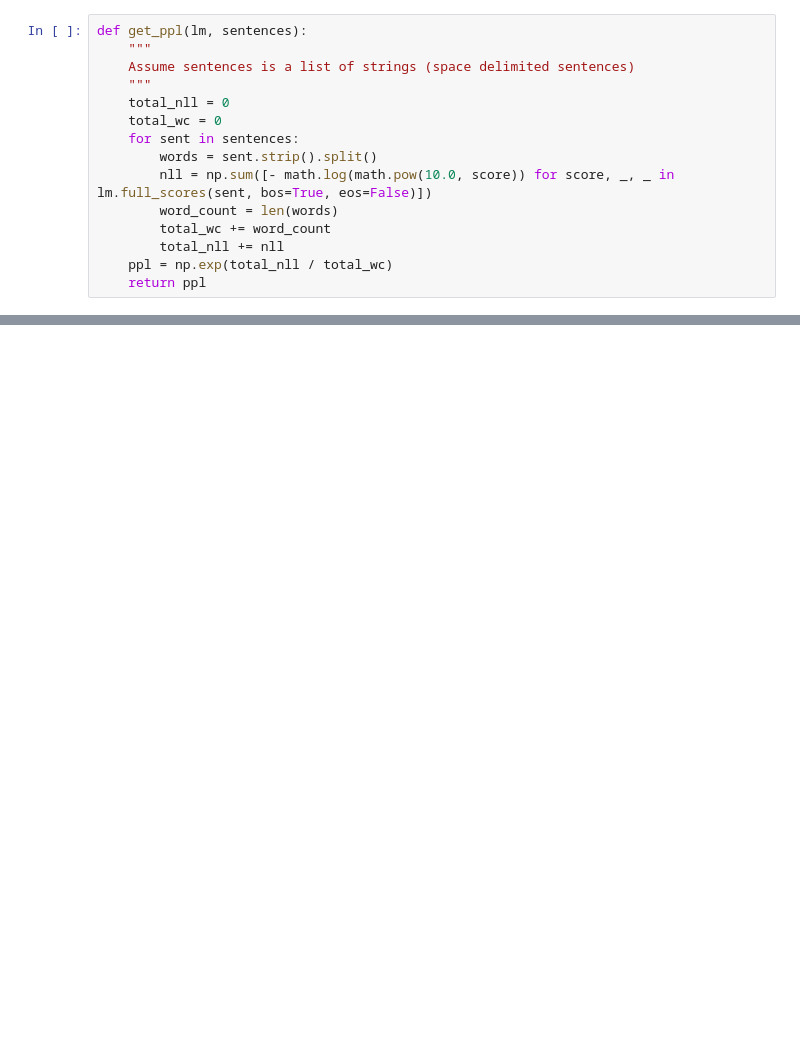
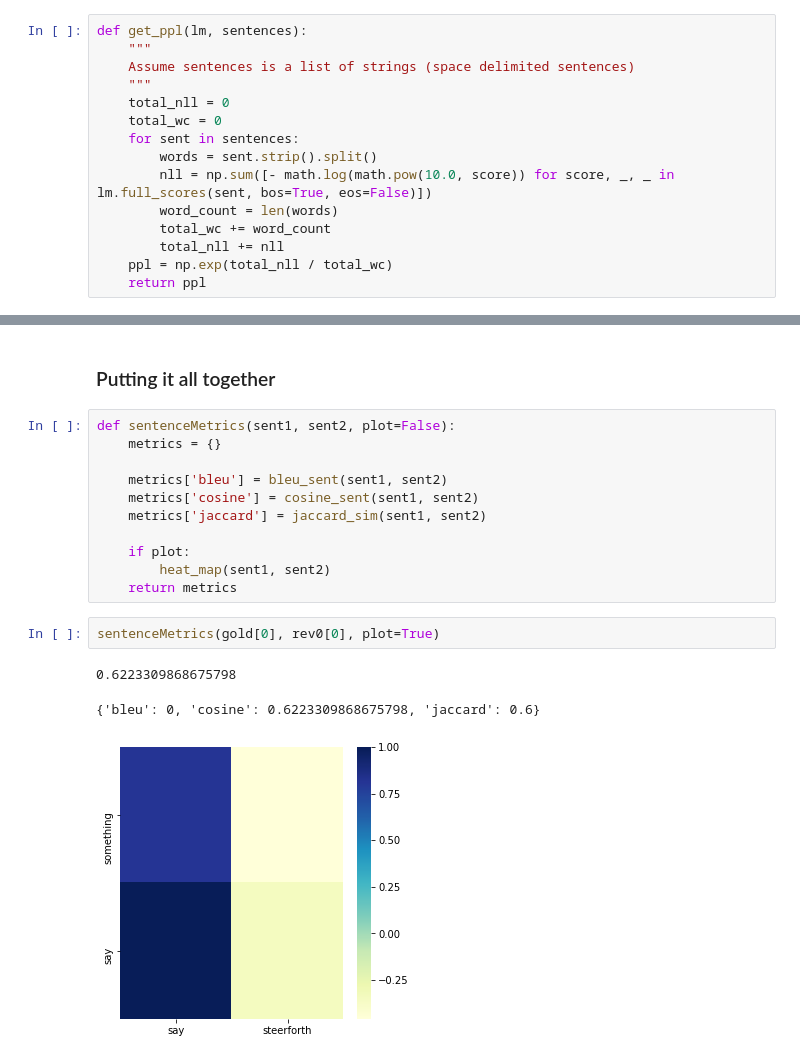
Before and after one commit to spencerbraun/sophisticated_style_transfer, a Jupyter notebook: Evaluation.ipynb, the cells around one changed output, grey strips where cells are left out. Saved outputs shown, nothing was run; the diff lists cells and outputs as text; blank space fills up the shorter version.

```diff
--- a/Evaluation.ipynb
+++ b/Evaluation.ipynb
@@ -304,0 +453,19 @@ def get_ppl(lm, sentences):
+# %% [markdown]
+### Putting it all together
+# %%
+def sentenceMetrics(sent1, sent2, plot=False):
+    metrics = {}
+
+    metrics['bleu'] = bleu_sent(sent1, sent2)
+    metrics['cosine'] = cosine_sent(sent1, sent2)
+    metrics['jaccard'] = jaccard_sim(sent1, sent2)
+
+    if plot:
+        heat_map(sent1, sent2)
+    return metrics
+# %%
+sentenceMetrics(gold[0], rev0[0], plot=True)
+# %% [output]
+0.6223309868675798
+{'bleu': 0, 'cosine': 0.6223309868675798, 'jaccard': 0.6}
+[figure, added]
```
Also changed, not shown: parts of 26 cells of this notebook.
